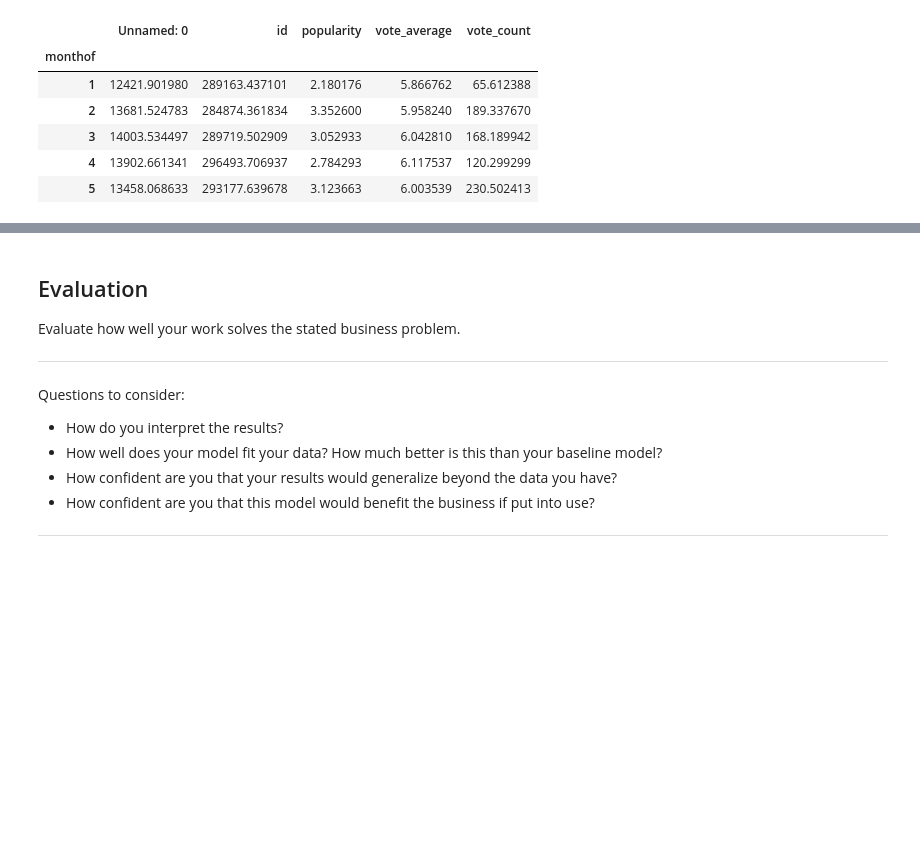
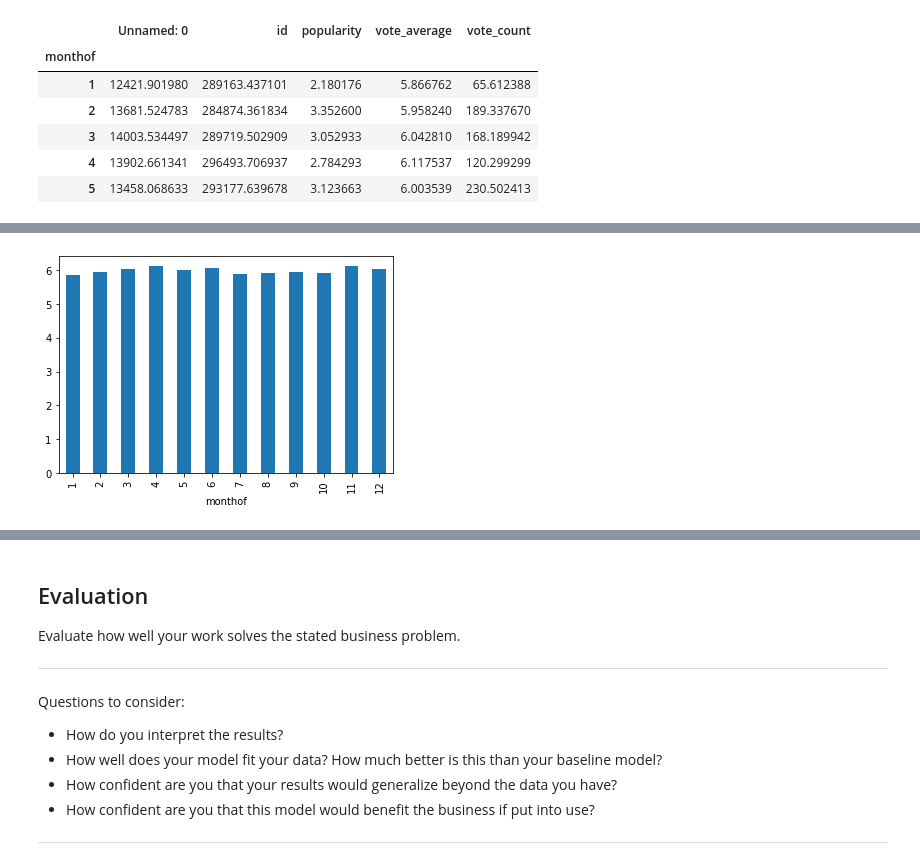
Before and after one commit to morty802/Microsoft-Recommendations, a Jupyter notebook: Microsoft-Movie-Recommendations.ipynb, the cells around one changed output, grey strips where cells are left out. Cells and saved outputs as stored; diff of their text form; code cells hidden in the pictures; blank space fills up the shorter version.

```diff
--- a/Microsoft-Movie-Recommendations.ipynb
+++ b/Microsoft-Movie-Recommendations.ipynb
@@ -602,0 +447,4 @@ data.plot.hist(alpha = 1);
+# %%
+data['vote_average'].plot.bar(alpha = 1);
+# %% [output]
+[figure, added]
```
Also changed, not shown: parts of 44 cells of this notebook.
